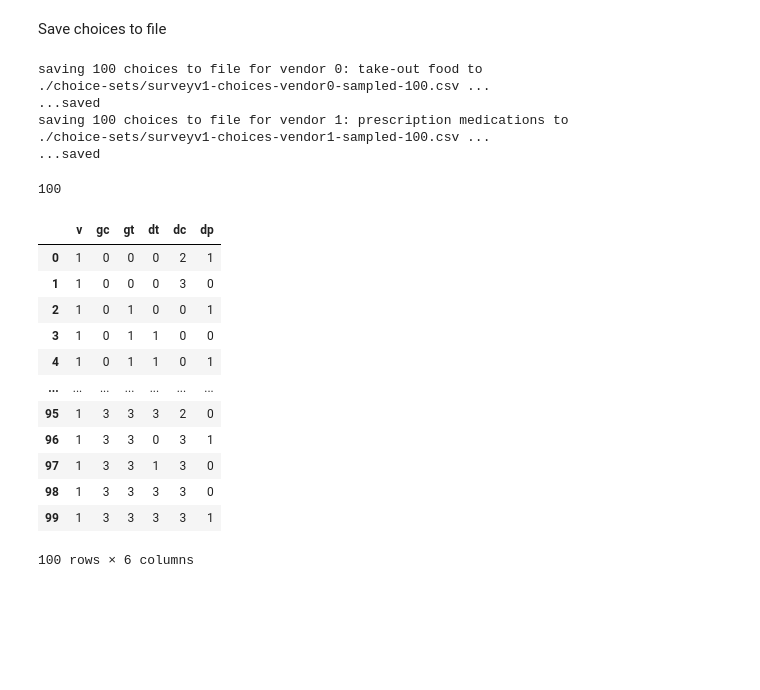
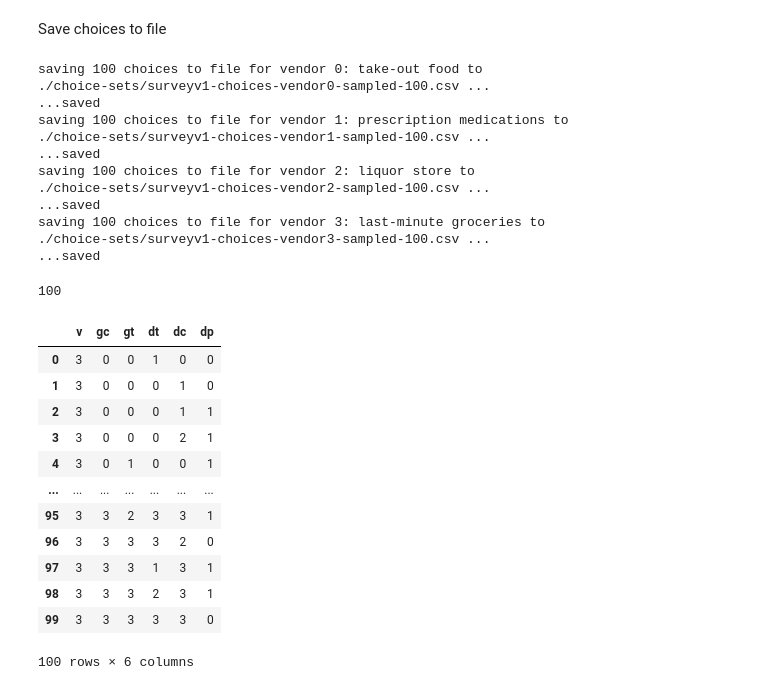
Before and after one commit to aberke/drones-consumer-privacy, a Jupyter notebook: survey-questions/generate-choice-sets-survey-v1.ipynb, the cells around one changed output. Drawn from its saved outputs; the diff is of its cells as text; code cells hidden in the pictures; blank space fills up the shorter version.

```diff
--- a/survey-questions/generate-choice-sets-survey-v1.ipynb
+++ b/survey-questions/generate-choice-sets-survey-v1.ipynb
@@ -276,14 +248,13 @@ v_fpath = './choice-sets/surveyv1-choices-vendor%s-sampled-%s.csv'
 # %%
 save_columns = ['v','gc','gt','dt','dc','dp']
 
-for v in [0,1]:
+for v, (v_type, _) in enumerate(VENDOR_TYPES):
     vdf = df[df['v']==v]
-    v_type = VENDOR_TYPES[v]
     v_filepath = v_fpath % (
-        v, QUESTIONS_SAMPLE_SIZE
+        v, CHOICES_SAMPLE_SIZE
     )
     print('saving %s choices to file for vendor %s: %s to \n%s ...' % (
-        QUESTIONS_SAMPLE_SIZE, v, v_type, v_filepath)
+        CHOICES_SAMPLE_SIZE, v, v_type, v_filepath)
     )
     save_vdf = vdf[vdf['sampled']==True][save_columns]
     save_vdf.to_csv(v_filepath, index=False)
@@ -295,22 +266,28 @@ saving 100 choices to file for vendor 0: take-out food to
 saving 100 choices to file for vendor 1: prescription medications to
 ./choice-sets/surveyv1-choices-vendor1-sampled-100.csv ...
 ...saved
+saving 100 choices to file for vendor 2: liquor store to
+./choice-sets/surveyv1-choices-vendor2-sampled-100.csv ...
+...saved
+saving 100 choices to file for vendor 3: last-minute groceries to
+./choice-sets/surveyv1-choices-vendor3-sampled-100.csv ...
+...saved
 # %%
-test_df = pd.read_csv('./choice-sets/surveyv1-choices-vendor1-sampled-100.csv')
+test_df = pd.read_csv('./choice-sets/surveyv1-choices-vendor3-sampled-100.csv')
 print(len(test_df))
 test_df
 # %% [output]
 100
 |  | v | gc | gt | dt | dc | dp |
-| 0 | 1 | 0 | 0 | 0 | 2 | 1 |
-| 1 | 1 | 0 | 0 | 0 | 3 | 0 |
-| 2 | 1 | 0 | 1 | 0 | 0 | 1 |
-| 3 | 1 | 0 | 1 | 1 | 0 | 0 |
-| 4 | 1 | 0 | 1 | 1 | 0 | 1 |
+| 0 | 3 | 0 | 0 | 1 | 0 | 0 |
+| 1 | 3 | 0 | 0 | 0 | 1 | 0 |
+| 2 | 3 | 0 | 0 | 0 | 1 | 1 |
+| 3 | 3 | 0 | 0 | 0 | 2 | 1 |
+| 4 | 3 | 0 | 1 | 0 | 0 | 1 |
 | ... | ... | ... | ... | ... | ... | ... |
-| 95 | 1 | 3 | 3 | 3 | 2 | 0 |
-| 96 | 1 | 3 | 3 | 0 | 3 | 1 |
-| 97 | 1 | 3 | 3 | 1 | 3 | 0 |
-| 98 | 1 | 3 | 3 | 3 | 3 | 0 |
-| 99 | 1 | 3 | 3 | 3 | 3 | 1 |
+| 95 | 3 | 3 | 2 | 3 | 3 | 1 |
+| 96 | 3 | 3 | 3 | 3 | 2 | 0 |
+| 97 | 3 | 3 | 3 | 1 | 3 | 1 |
+| 98 | 3 | 3 | 3 | 2 | 3 | 1 |
+| 99 | 3 | 3 | 3 | 3 | 3 | 0 |
 100 rows × 6 columns
```
Also changed, not shown: parts of 12 cells of this notebook, 10 other files.
